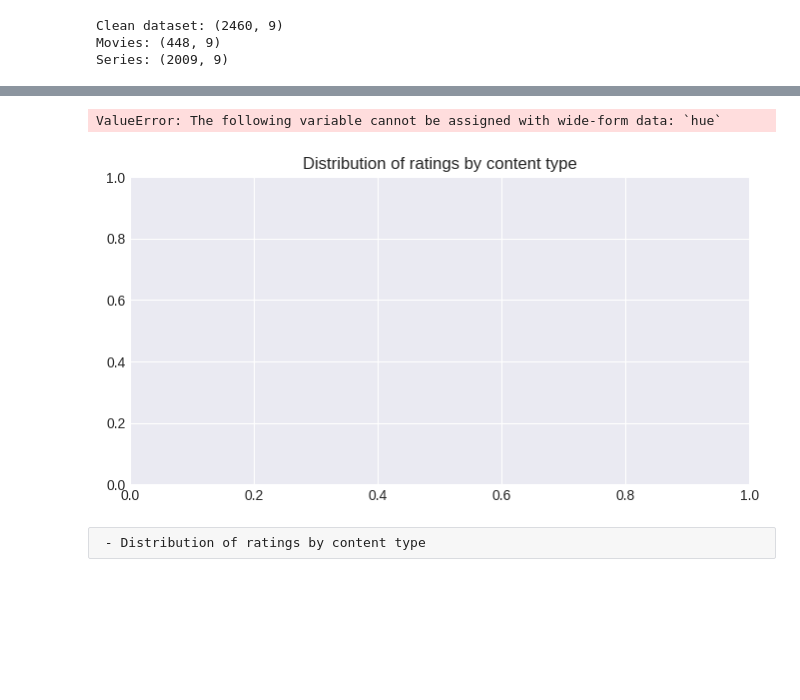
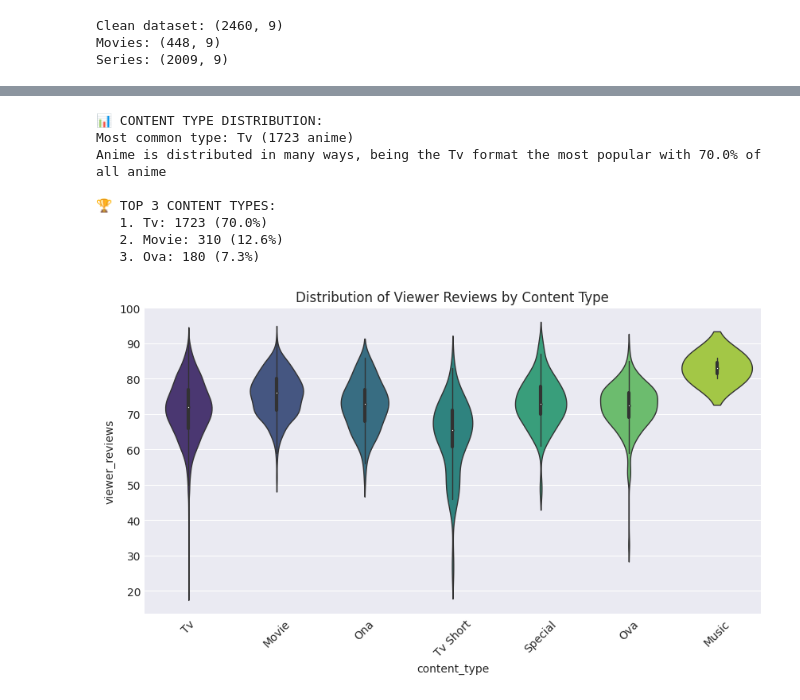
Before and after one commit to Osvajorge/anime-analytics-hub, a Jupyter notebook: notebooks/03_eda.ipynb, the cells around one changed output, grey strips where cells are left out. Cells and saved outputs as stored; diff of their text form; code cells hidden in the pictures; blank space fills up the shorter version.

Commit message:
EDA progress - errors fixed

```diff
--- a/notebooks/03_eda.ipynb
+++ b/notebooks/03_eda.ipynb
@@ -50,20 +98,45 @@ df_clean.head()
 # %%
 #Univariate Analysis
+# Distribution by content type
+df_content = df_clean['content_type'].value_counts()
+most_common_type = df_content.index[0]
+most_common_count = df_content.iloc[0]
+total_anime = len(df_clean)
+percentage = (most_common_count / total_anime * 100).round(1)
+
+print(f"📊 CONTENT TYPE DISTRIBUTION:")
+print(f"Most common type: {most_common_type} ({most_common_count} anime)")
+print(f"Anime is distributed in many ways, being the {most_common_type} format the most popular with {percentage}% of all anime")
+
+# Top 3
+print(f"\n🏆 TOP 3 CONTENT TYPES:")
+for i in range(min(3, len(df_content))):
+    type_name = df_content.index[i]
+    count = df_content.iloc[i]
+    pct = (count / total_anime * 100).round(1)
+    print(f"   {i+1}. {type_name}: {count} ({pct}%)")
+
 # - Distribution of ratings by content type
-# - ¿Cómo se distribuyen las calificaciones? (¿La mayoría son buenas o malas?)
-plt.figure(figsize=(8, 4))
-plt.title('Distribution of ratings by content type')
-sns.displot(data=df_clean, hue='content_type')
 
 
-
-
+# -
+plt.figure(figsize=(10, 5))
+sns.violinplot(data=df_clean, x="content_type", y="viewer_reviews", palette="viridis", linewidth=1)
+sns.color_palette("mako", as_cmap=True)
+plt.xticks(rotation=45)
+plt.title('Distribution of Viewer Reviews by Content Type')
+plt.show()
 
 # - Top studios by production volume
 # - Episode count patterns
 # - Genre popularity
 # %% [output]
-ValueError: The following variable cannot be assigned with wide-form data: `hue`
+📊 CONTENT TYPE DISTRIBUTION:
+Most common type: Tv (1723 anime)
+Anime is distributed in many ways, being the Tv format the most popular with 70.0% of all anime
+
+🏆 TOP 3 CONTENT TYPES:
+   1. Tv: 1723 (70.0%)
+   2. Movie: 310 (12.6%)
+   3. Ova: 180 (7.3%)
-[figure, old version]
+[figure, new version]
-# %% [raw]
- - Distribution of ratings by content type
```
Also changed, not shown: parts of 4 cells of this notebook.
